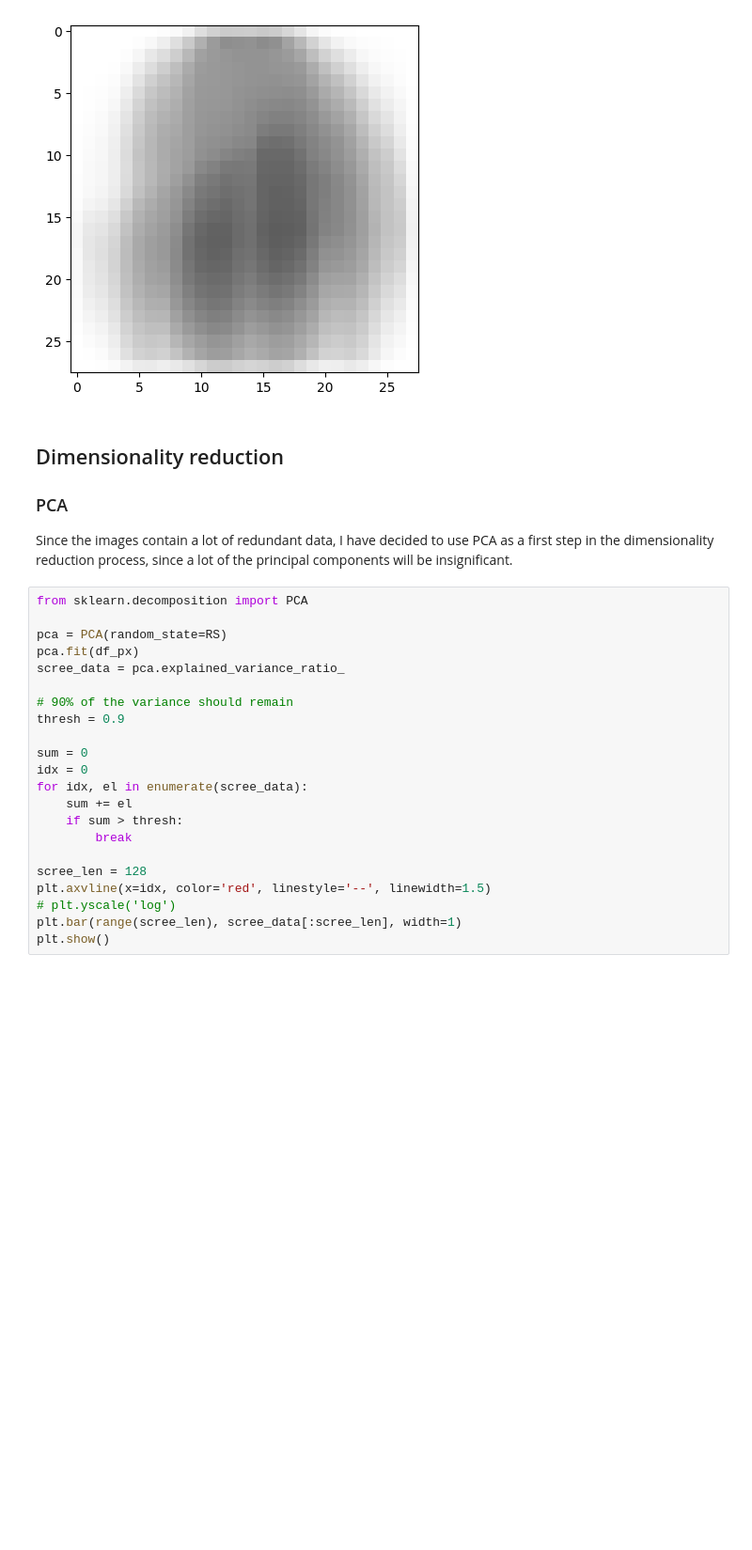
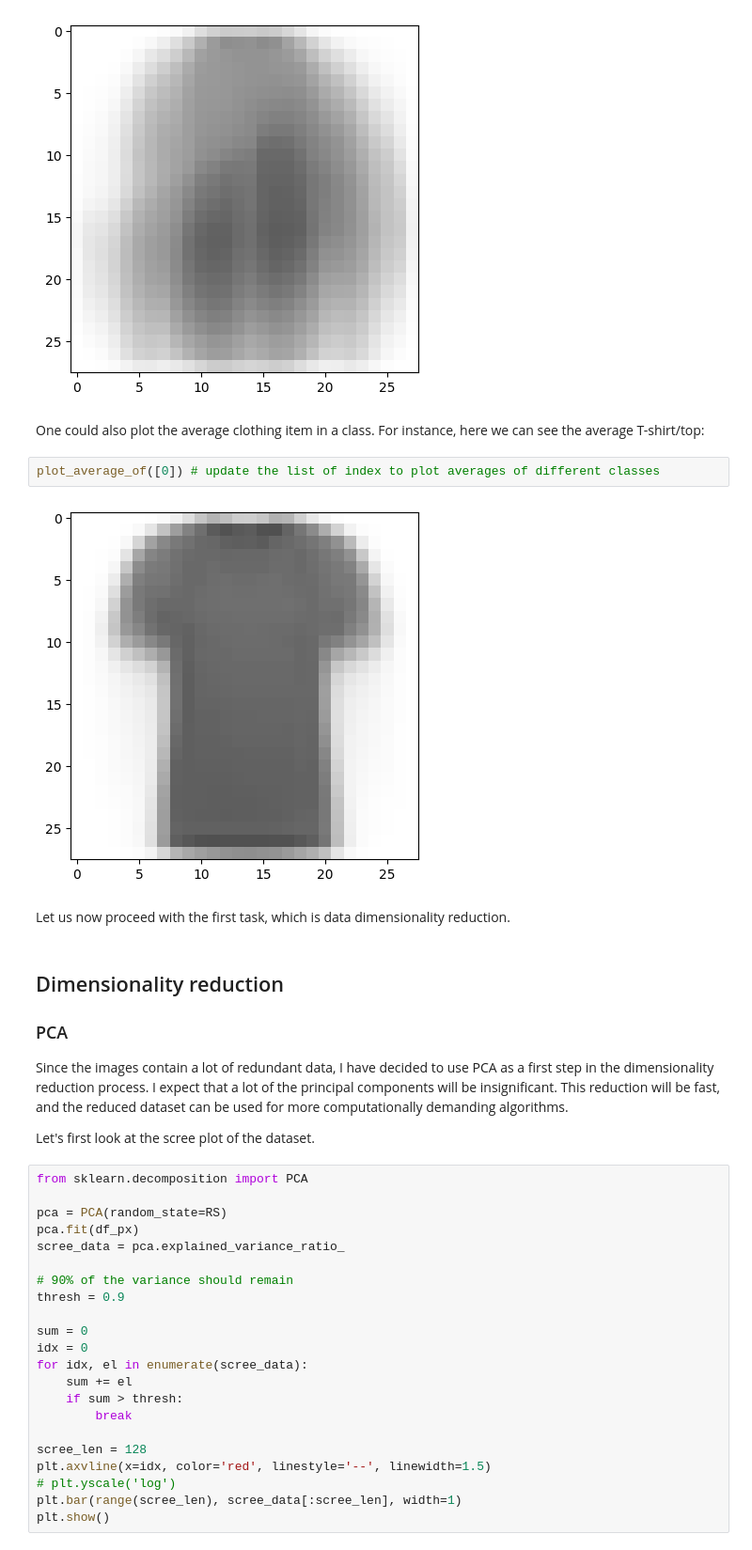
Before and after one commit to frun36/fods-fashion-mnist, a Jupyter notebook: fashion_mnist.ipynb, the cells around one changed output. Shown at 94% size. Drawn from its saved outputs; the diff is of its cells as text; blank space fills up the shorter version.

```diff
--- a/fashion_mnist.ipynb
+++ b/fashion_mnist.ipynb
@@ -107,12 +111,22 @@ def plot_average_of(classes):
 plot_average_of([i for i in range(len(labels))])
 # %% [output]
 [figure]
+# %% [markdown]
+One could also plot the average clothing item in a class. For instance, here we can see the average T-shirt/top:
+# %%
+plot_average_of([0]) # update the list of index to plot averages of different classes
+# %% [output]
+[figure, added]
+# %% [markdown]
+Let us now proceed with the first task, which is data dimensionality reduction.
 # %% [markdown]
 ## Dimensionality reduction
 
 ### PCA
 
-Since the images contain a lot of redundant data, I have decided to use PCA as a first step in the dimensionality reduction process, since a lot of the principal components will be insignificant.
+Since the images contain a lot of redundant data, I have decided to use PCA as a first step in the dimensionality reduction process. I expect that a lot of the principal components will be insignificant. This reduction will be fast, and the reduced dataset can be used for more computationally demanding algorithms.
+
+Let's first look at the scree plot of the dataset.
 # %%
 from sklearn.decomposition import PCA
 
```
Also changed, not shown: parts of 31 cells of this notebook.
